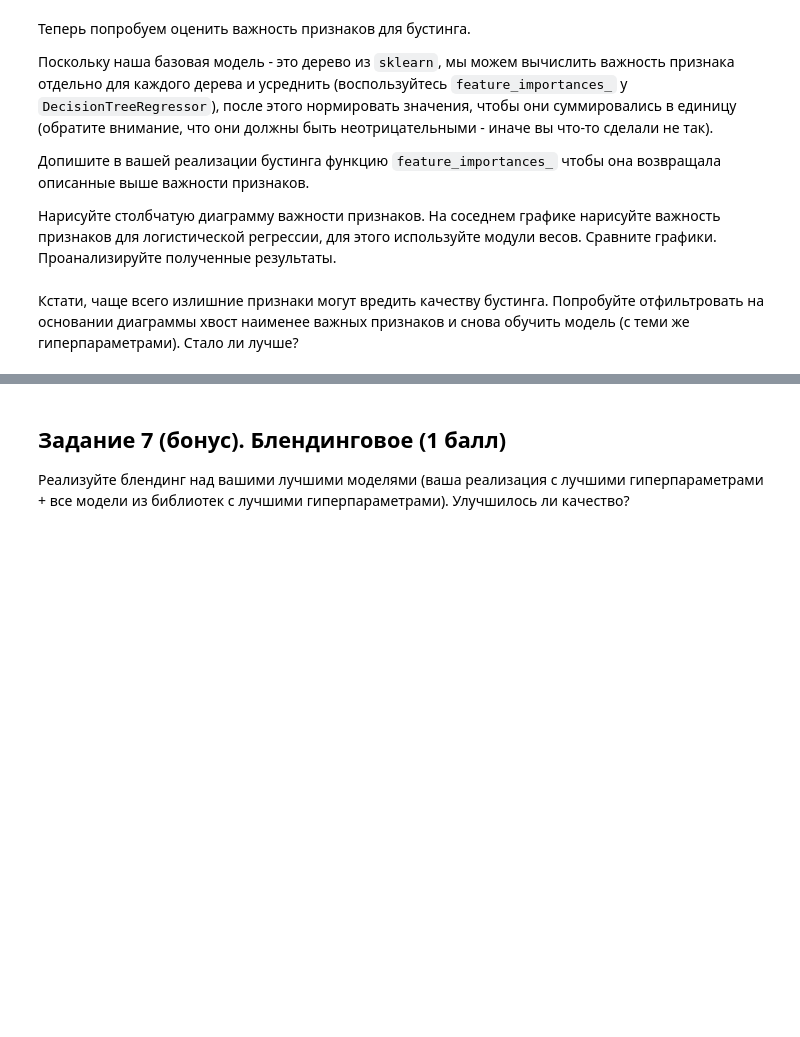
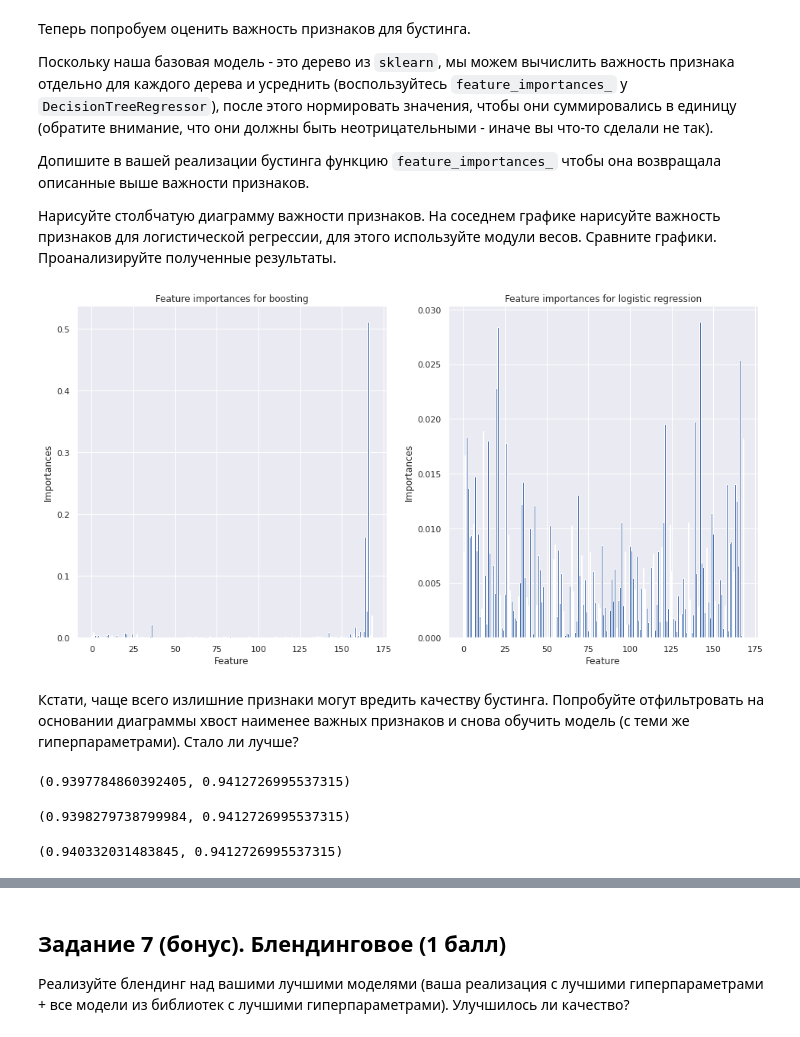
Before and after one commit to Panesher/Machine-Learning, a Jupyter notebook: ML/HW-7/homework-practice-07-boosting.ipynb, the cells around one changed output, grey strips where cells are left out. Drawn from its saved outputs; the diff is of its cells as text; code cells hidden in the pictures; blank space fills up the shorter version.

```diff
--- a/ML/HW-7/homework-practice-07-boosting.ipynb
+++ b/ML/HW-7/homework-practice-07-boosting.ipynb
@@ -262,2 +339,15 @@ df_xgb[idx:idx + 1]
+# %%
+def PlotFeatureImportances(ax, array, name):
+    ax.bar(range(len(array)), array)
+    ax.set_title('Feature importances for ' + name)
+    ax.set_xlabel('Feature')
+    ax.set_ylabel('Importances')
+
+_, axs = plt.subplots(1, 2, figsize=(16, 8))
+PlotFeatureImportances(axs[0], boosting.feature_importances_, 'boosting')
+PlotFeatureImportances(axs[1], np.abs(model.coef_[0]) / np.abs(model.coef_[0]).sum(), 'logistic regression')
+plt.show()
+# %% [output]
+[figure, added]
 # %% [markdown]
 Кстати, чаще всего излишние признаки могут вредить качеству бустинга. Попробуйте отфильтровать на основании диаграммы хвост наименее важных признаков и снова обучить модель (с теми же гиперпараметрами). Стало ли лучше?
@@ -265,0 +354,27 @@ df_xgb[idx:idx + 1]
+# %%
+def DropNQuantile(model, previos_model, x_train, y_train, x_valid, y_valid, quantile_to_drop=0.2):
+    quant = np.quantile(previos_model.feature_importances_, quantile_to_drop)
+    feature_needed = previos_model.feature_importances_ > quant
+    model.fit(x_train[:, feature_needed], y_train, x_valid[:, feature_needed], y_valid)
+    return feature_needed
+
+brand_new_boosting = Boosting(n_estimators=n_estimators, subsample=subsample, learning_rate=learning_rate,\
+    base_model_params={'max_depth': max_depth, 'min_samples_leaf': min_samples_leaf})
+DropNQuantile(brand_new_boosting, boosting, x_train, y_train, x_valid, y_valid)
+brand_new_boosting.history['auc_roc'][-1], boosting.history['auc_roc'][-1]
+# %% [output]
+(0.9397784860392405, 0.9412726995537315)
+# %%
+brand_new_boosting = Boosting(n_estimators=n_estimators, subsample=subsample, learning_rate=learning_rate,\
+    base_model_params={'max_depth': max_depth, 'min_samples_leaf': min_samples_leaf})
+DropNQuantile(brand_new_boosting, boosting, x_train, y_train, x_valid, y_valid, quantile_to_drop=0.5)
+brand_new_boosting.history['auc_roc'][-1], boosting.history['auc_roc'][-1]
+# %% [output]
+(0.9398279738799984, 0.9412726995537315)
+# %%
+brand_new_boosting = Boosting(n_estimators=n_estimators, subsample=subsample, learning_rate=learning_rate,\
+    base_model_params={'max_depth': max_depth, 'min_samples_leaf': min_samples_leaf})
+DropNQuantile(brand_new_boosting, boosting, x_train, y_train, x_valid, y_valid, quantile_to_drop=0.1)
+brand_new_boosting.history['auc_roc'][-1], boosting.history['auc_roc'][-1]
+# %% [output]
+(0.940332031483845, 0.9412726995537315)
```
Also changed, not shown: parts of 16 cells of this notebook, 1 other file.
